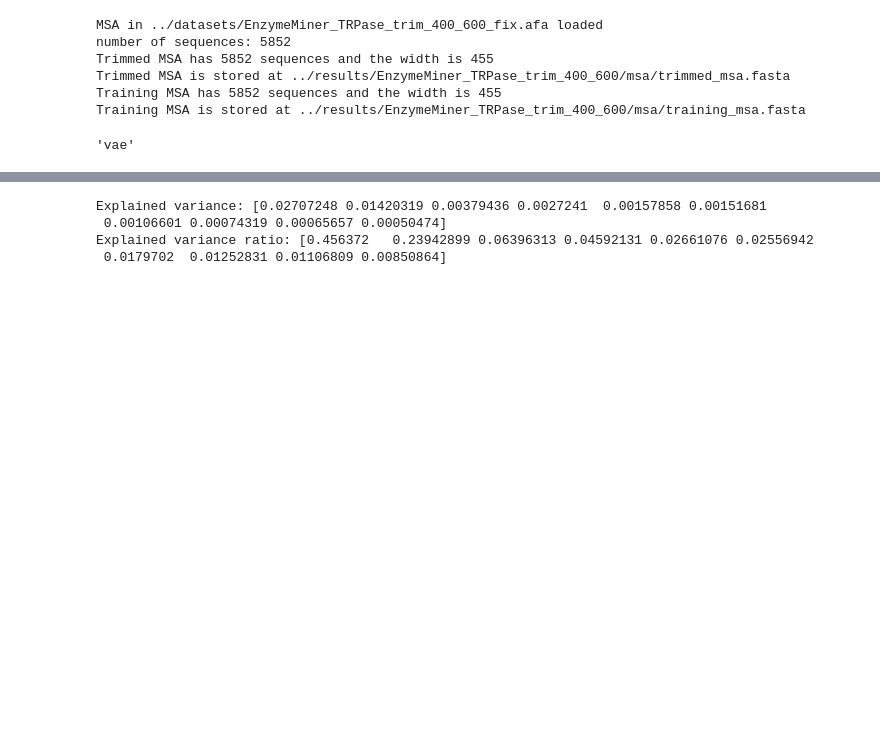
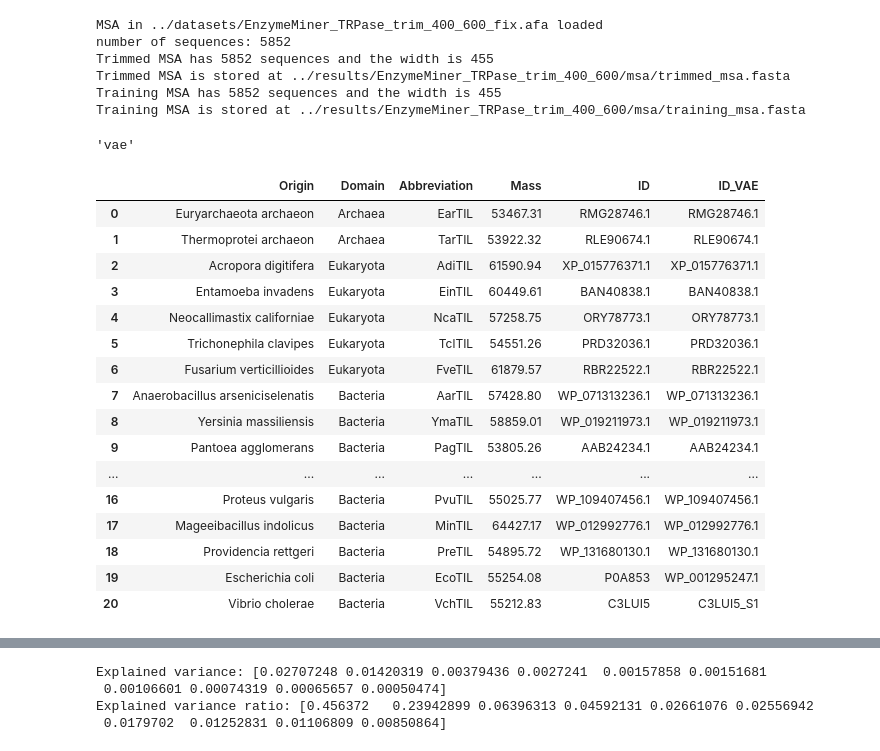
Before and after one commit to daha-la/TRPase-VAE-Mining, a Jupyter notebook: vae_notebooks/notebooks/vae_TRPase.ipynb, the cells around one changed output, grey strips where cells are left out. Drawn from its saved outputs; the diff is of its cells as text; code cells hidden in the pictures; blank space fills up the shorter version.

```diff
--- a/vae_notebooks/notebooks/vae_TRPase.ipynb
+++ b/vae_notebooks/notebooks/vae_TRPase.ipynb
@@ -137,3 +137,23 @@ rel_act = rel_act.loc[exp_res.index]
 panel = pd.read_csv('../../extra_data/enzyme_panel.csv', sep='\t')
 name_converter = pd.read_csv('../../extra_data/TRPase_name_converter.csv',index_col=0)
 panel['ID_VAE'] = panel['Abbreviation'].apply(lambda x: name_converter.loc[x,'Uniprot_ID'])
+# %%
+panel
+# %% [output]
+|  | Origin | Domain | Abbreviation | Mass | ID | ID_VAE |
+| 0 | Euryarchaeota archaeon | Archaea | EarTIL | 53467.31 | RMG28746.1 | RMG28746.1 |
+| 1 | Thermoprotei archaeon | Archaea | TarTIL | 53922.32 | RLE90674.1 | RLE90674.1 |
+| 2 | Acropora digitifera | Eukaryota | AdiTIL | 61590.94 | XP_015776371.1 | XP_015776371.1 |
+| 3 | Entamoeba invadens | Eukaryota | EinTIL | 60449.61 | BAN40838.1 | BAN40838.1 |
+| 4 | Neocallimastix californiae | Eukaryota | NcaTIL | 57258.75 | ORY78773.1 | ORY78773.1 |
+| 5 | Trichonephila clavipes | Eukaryota | TclTIL | 54551.26 | PRD32036.1 | PRD32036.1 |
+| 6 | Fusarium verticillioides | Eukaryota | FveTIL | 61879.57 | RBR22522.1 | RBR22522.1 |
+| 7 | Anaerobacillus arseniciselenatis | Bacteria | AarTIL | 57428.80 | WP_071313236.1 | WP_071313236.1 |
+| 8 | Yersinia massiliensis | Bacteria | YmaTIL | 58859.01 | WP_019211973.1 | WP_019211973.1 |
+| 9 | Pantoea agglomerans | Bacteria | PagTIL | 53805.26 | AAB24234.1 | AAB24234.1 |
+| ... | ... | ... | ... | ... | ... | ... |
+| 16 | Proteus vulgaris | Bacteria | PvuTIL | 55025.77 | WP_109407456.1 | WP_109407456.1 |
+| 17 | Mageeibacillus indolicus | Bacteria | MinTIL | 64427.17 | WP_012992776.1 | WP_012992776.1 |
+| 18 | Providencia rettgeri | Bacteria | PreTIL | 54895.72 | WP_131680130.1 | WP_131680130.1 |
+| 19 | Escherichia coli | Bacteria | EcoTIL | 55254.08 | P0A853 | WP_001295247.1 |
+| 20 | Vibrio cholerae | Bacteria | VchTIL | 55212.83 | C3LUI5 | C3LUI5_S1 |
```
Also changed, not shown: parts of 4 cells of this notebook, 1 other file.
